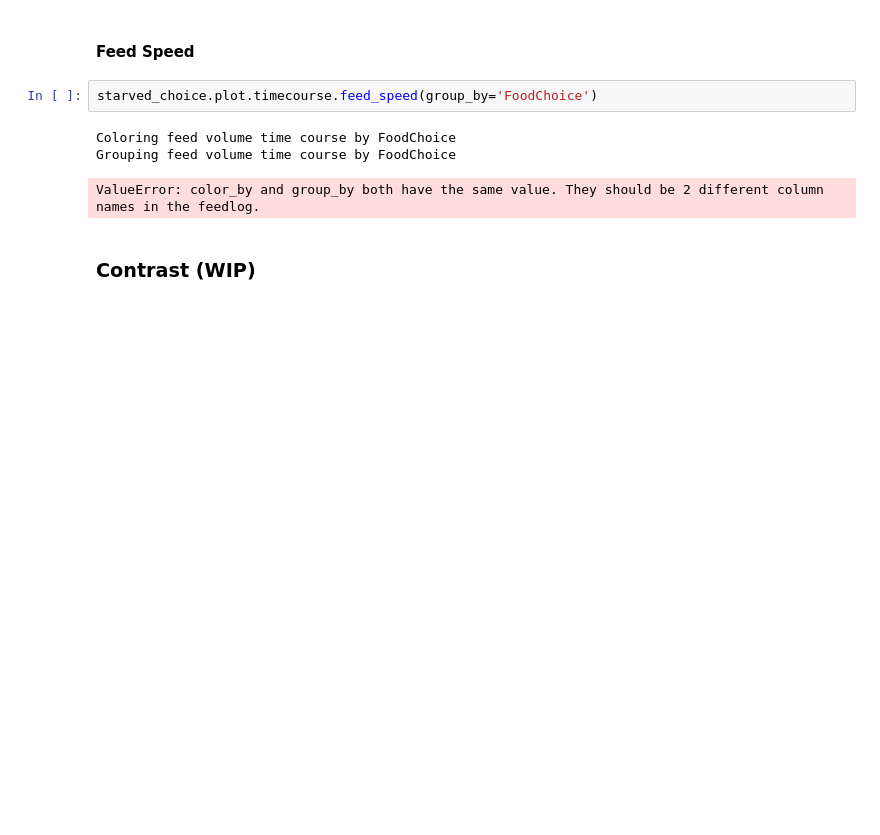
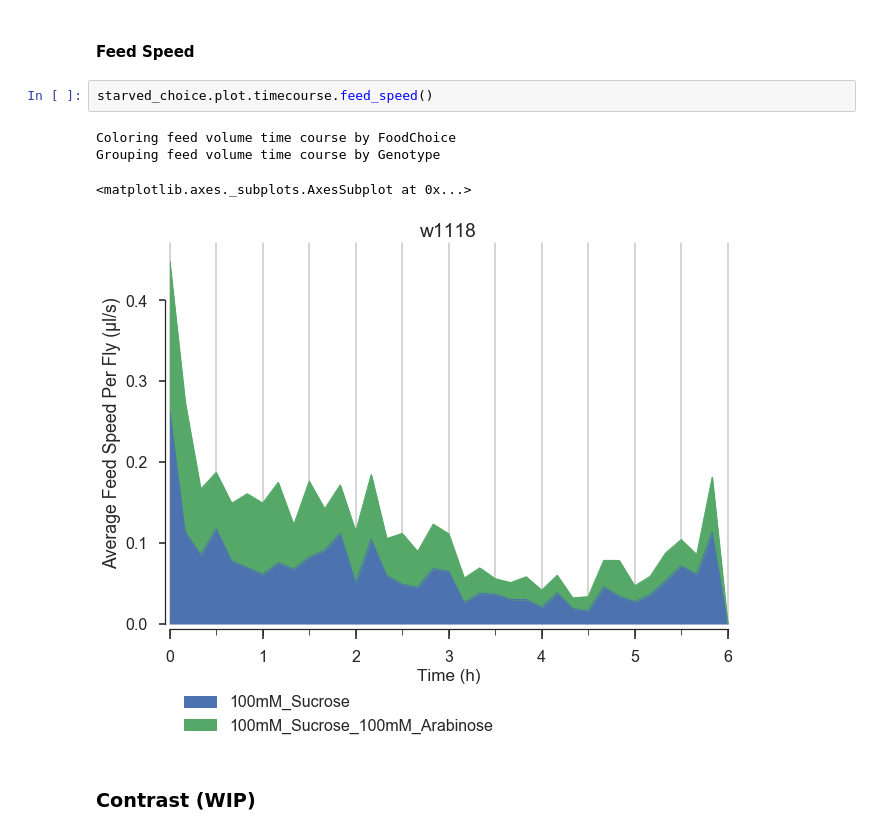
Before and after one commit to ACCLAB/espresso, a Jupyter notebook: jupyter-nb/espresso plotting module dev.ipynb, the cells around one changed output. Saved outputs shown, nothing was run; the diff lists cells and outputs as text; blank space fills up the shorter version.

```diff
--- a/jupyter-nb/espresso plotting module dev.ipynb
+++ b/jupyter-nb/espresso plotting module dev.ipynb
@@ -119,11 +151,12 @@ Grouping feed volume time course by Genotype
 # %% [markdown]
 #### Feed Speed
 # %%
-starved_choice.plot.timecourse.feed_speed(group_by='FoodChoice')
+starved_choice.plot.timecourse.feed_speed()
 # %% [output]
 Coloring feed volume time course by FoodChoice
-Grouping feed volume time course by FoodChoice
+Grouping feed volume time course by Genotype
-ValueError: color_by and group_by both have the same value. They should be 2 different column names in the feedlog.
+<matplotlib.axes._subplots.AxesSubplot at 0x...>
+[figure, added]
 # %% [markdown]
 ### Contrast (WIP)
 # %%
```
Also changed, not shown: parts of 4 cells of this notebook, 1 other file.
